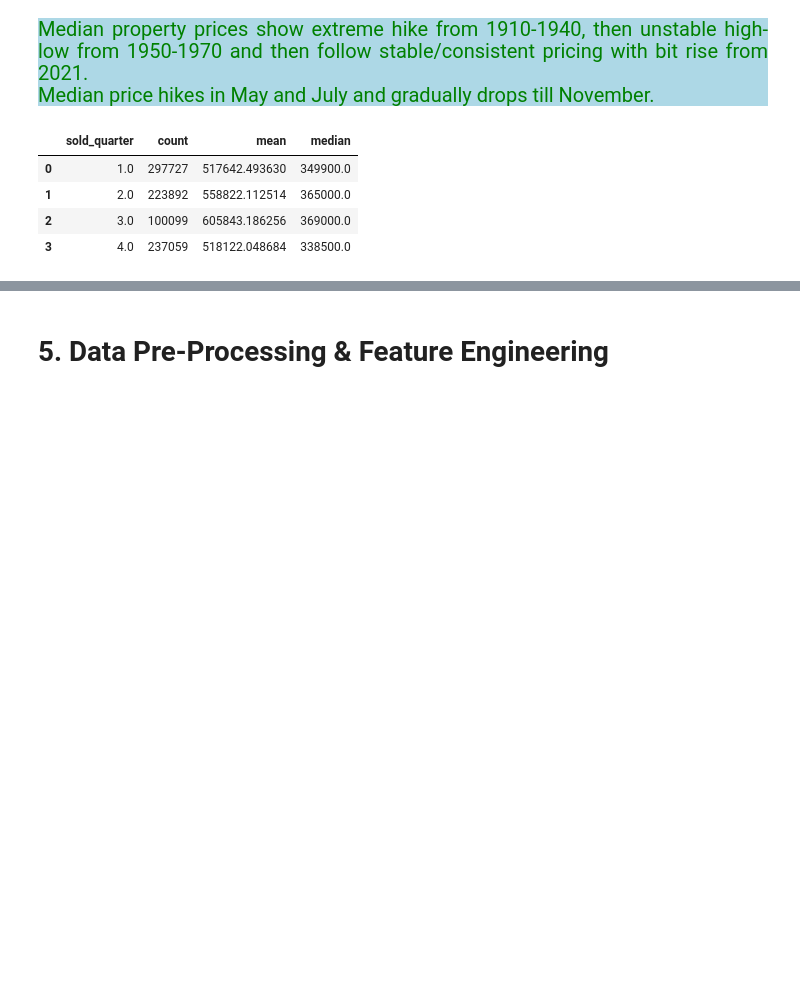
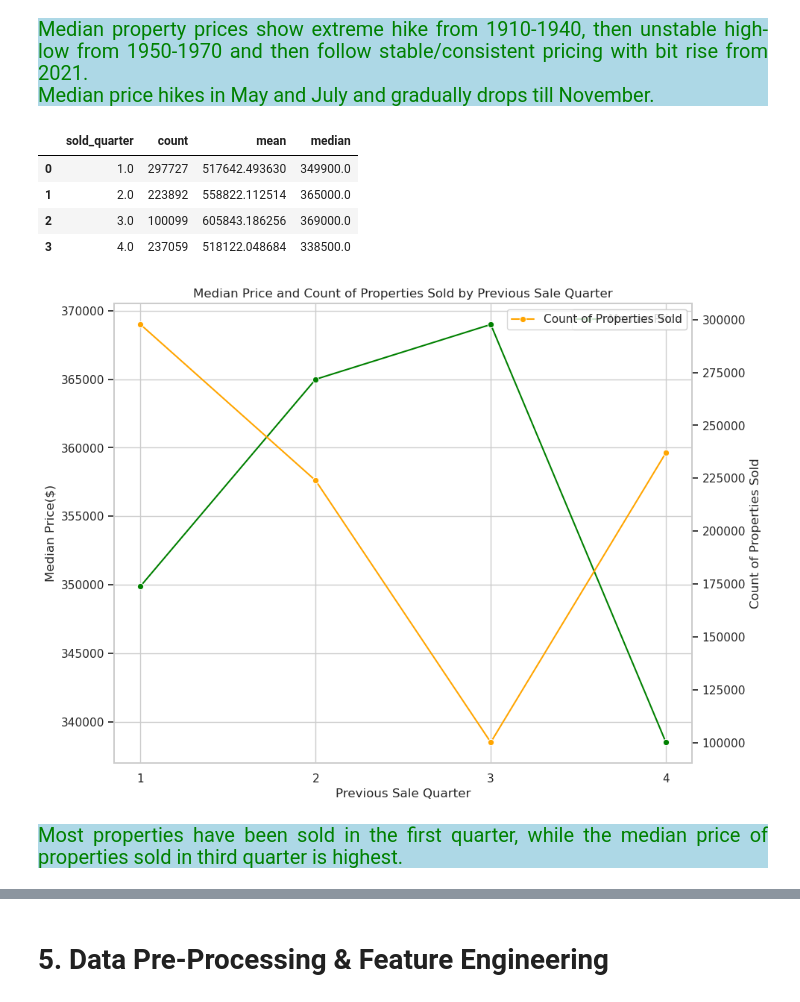
Before and after one commit to Kartika-Nidhi/DS_Projects, a Jupyter notebook: USARealEstatePricePrediction.ipynb, the cells around one changed output, grey strips where cells are left out. Saved outputs shown, nothing was run; the diff lists cells and outputs as text; code cells hidden in the pictures; blank space fills up the shorter version.

Commit message:
chart interpretation added

```diff
--- a/USARealEstatePricePrediction.ipynb
+++ b/USARealEstatePricePrediction.ipynb
@@ -893,40 +893,45 @@ quarter_price
 | 2 | 3.0 | 100099 | 605843.186256 | 369000.0 |
 | 3 | 4.0 | 237059 | 518122.048684 | 338500.0 |
 # %%
-# sns.set_theme(style = 'whitegrid', palette = 'muted')
+sns.set_theme(style = 'whitegrid', palette = 'muted')
+fig, ax1 = plt.subplots(figsize = (10, 8))
 
-# fig, ax1 = plt.subplots()
 
-# sns.lineplot(
-#     data = quarter_price,
-#     x = 'sold_quarter',
-#     y = 'median',
-#     marker = 'o',
-#     color = 'green',
-#     ax = ax1,
-#     label = 'Median Price',
+sns.lineplot(
+    data = quarter_price,
+    x = 'sold_quarter',
+    y = 'median',
+    marker = 'o',
+    color = 'green',
+    ax = ax1,
+    label = 'Median Price',
 
-# )
-# ax1.set_xlabel('Previous Sale Quarter')
-# ax1.set_ylabel('Median Price($)')
-# ax1.xaxis.set_major_locator(ticker.MultipleLocator(1))
+)
+ax1.set_xlabel('Previous Sale Quarter')
+ax1.set_ylabel('Median Price($)')
+ax1.xaxis.set_major_locator(ticker.MultipleLocator(1))
 
-# ax2 = ax1.twinx()
+ax2 = ax1.twinx()
 
-# sns.lineplot(
-#     data = quarter_price,
-#     x = 'sold_quarter',
-#     y = 'count',
-#     marker = 'o',
-#     ax = ax2,
-#     color = 'orange',
-#     label = 'Count of Properties Sold'
-# )
-# ax2.set_ylabel('Count of Properties Sold')
-# ax2.grid(False)
+sns.lineplot(
+    data = quarter_price,
+    x = 'sold_quarter',
+    y = 'count',
+    marker = 'o',
+    ax = ax2,
+    color = 'orange',
+    label = 'Count of Properties Sold'
+)
+ax2.set_ylabel('Count of Properties Sold')
+ax2.grid(False)
 
-# plt.title('Median Price and Count of Properties Sold by Previous Sale Quarter')
-# plt.show()
+plt.title('Median Price and Count of Properties Sold by Previous Sale Quarter')
+plt.show()
+# %% [output]
+[figure, added]
+# %% [markdown]
+<div style = "background-color:lightblue; color:green; font-size:20px; text-align:justify">
+Most properties have been sold in the first quarter, while the median price of properties sold in third quarter is highest.
 # %% [markdown]
 <div>
 # %% [markdown]
```
